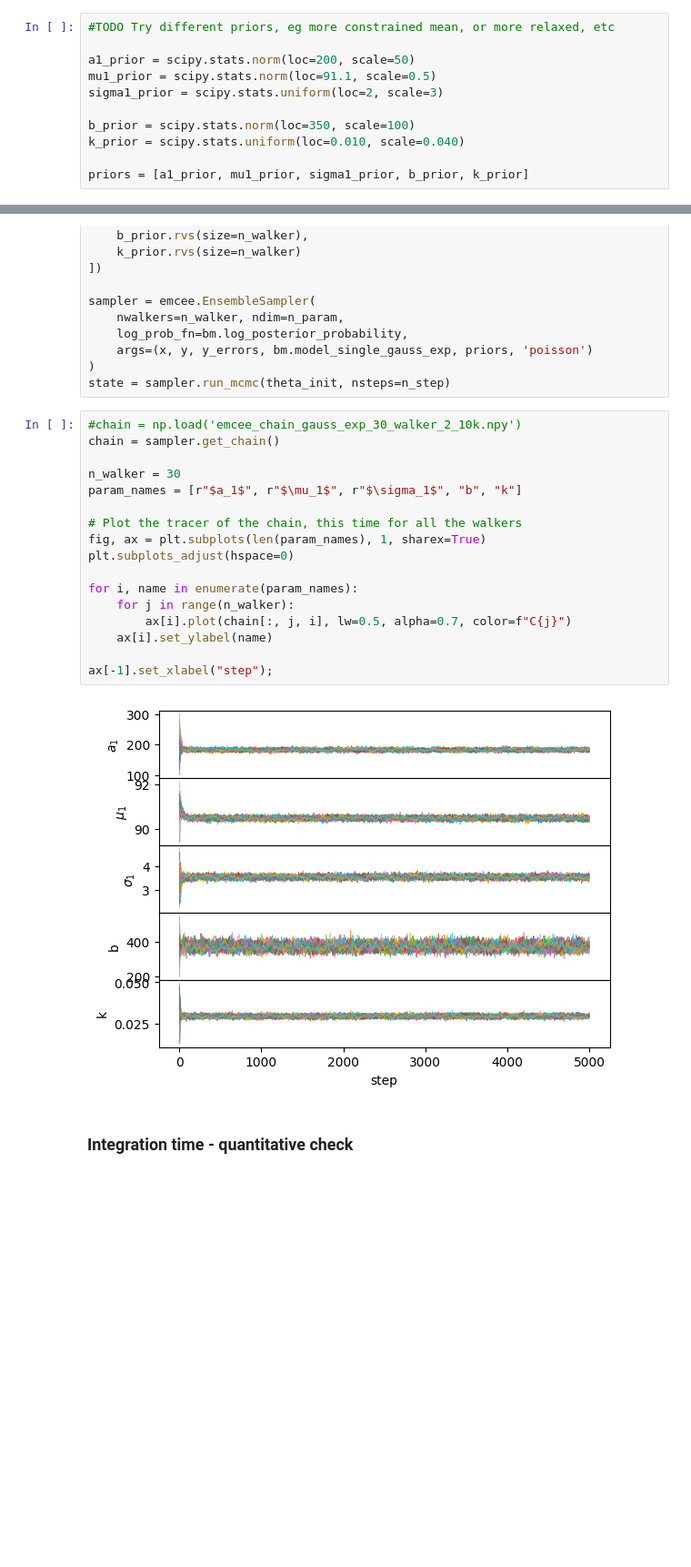
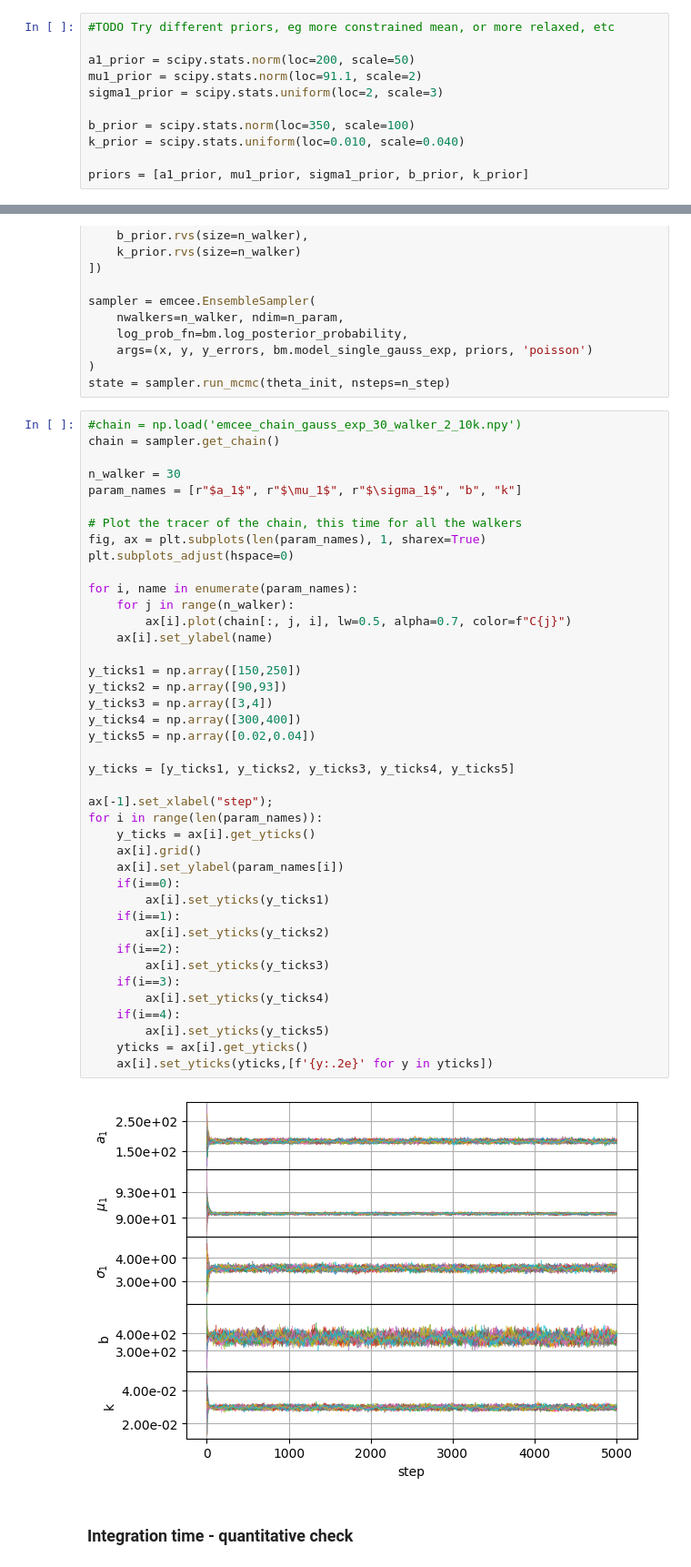
Before and after one commit to SanzianaStelea/Bayesian_Electron_Collision, a Jupyter notebook: exp_gauss_poisson.ipynb, the cells around one changed output, grey strips where cells are left out. Shown at 91% size. Saved outputs shown, nothing was run; the diff lists cells and outputs as text; blank space fills up the shorter version.

Commit message:
plot refining

```diff
--- a/exp_gauss_poisson.ipynb
+++ b/exp_gauss_poisson.ipynb
@@ -44,7 +49,7 @@ plot_data(x, y, y_errors)
 #TODO Try different priors, eg more constrained mean, or more relaxed, etc
 
 a1_prior = scipy.stats.norm(loc=200, scale=50)
-mu1_prior = scipy.stats.norm(loc=91.1, scale=0.5)
+mu1_prior = scipy.stats.norm(loc=91.1, scale=2)
 sigma1_prior = scipy.stats.uniform(loc=2, scale=3)
 
 b_prior = scipy.stats.norm(loc=350, scale=100)
@@ -139,22 +160,46 @@ state = sampler.run_mcmc(theta_init, nsteps=n_step)
 # %%
 #chain = np.load('emcee_chain_gauss_exp_30_walker_2_10k.npy')
 chain = sampler.get_chain()
 
 n_walker = 30
 param_names = [r"$a_1$", r"$\mu_1$", r"$\sigma_1$", "b", "k"]
 
 # Plot the tracer of the chain, this time for all the walkers
 fig, ax = plt.subplots(len(param_names), 1, sharex=True)
 plt.subplots_adjust(hspace=0)
 
 for i, name in enumerate(param_names):
     for j in range(n_walker):
         ax[i].plot(chain[:, j, i], lw=0.5, alpha=0.7, color=f"C{j}")
     ax[i].set_ylabel(name)
 
+y_ticks1 = np.array([150,250])
+y_ticks2 = np.array([90,93])
+y_ticks3 = np.array([3,4])
+y_ticks4 = np.array([300,400])
+y_ticks5 = np.array([0.02,0.04])
+
+y_ticks = [y_ticks1, y_ticks2, y_ticks3, y_ticks4, y_ticks5]
+
 ax[-1].set_xlabel("step");
+for i in range(len(param_names)):
+    y_ticks = ax[i].get_yticks()
+    ax[i].grid()
+    ax[i].set_ylabel(param_names[i])
+    if(i==0):
+        ax[i].set_yticks(y_ticks1)
+    if(i==1):
+        ax[i].set_yticks(y_ticks2)
+    if(i==2):
+        ax[i].set_yticks(y_ticks3)
+    if(i==3):
+        ax[i].set_yticks(y_ticks4)
+    if(i==4):
+        ax[i].set_yticks(y_ticks5)
+    yticks = ax[i].get_yticks()
+    ax[i].set_yticks(yticks,[f'{y:.2e}' for y in yticks])
 # %% [output]
-[figure, old version]
+[figure, new version]
 # %% [markdown]
 ### Integration time - quantitative check
 # %%
```
Also changed, not shown: parts of 10 cells of this notebook, 2 other files.
